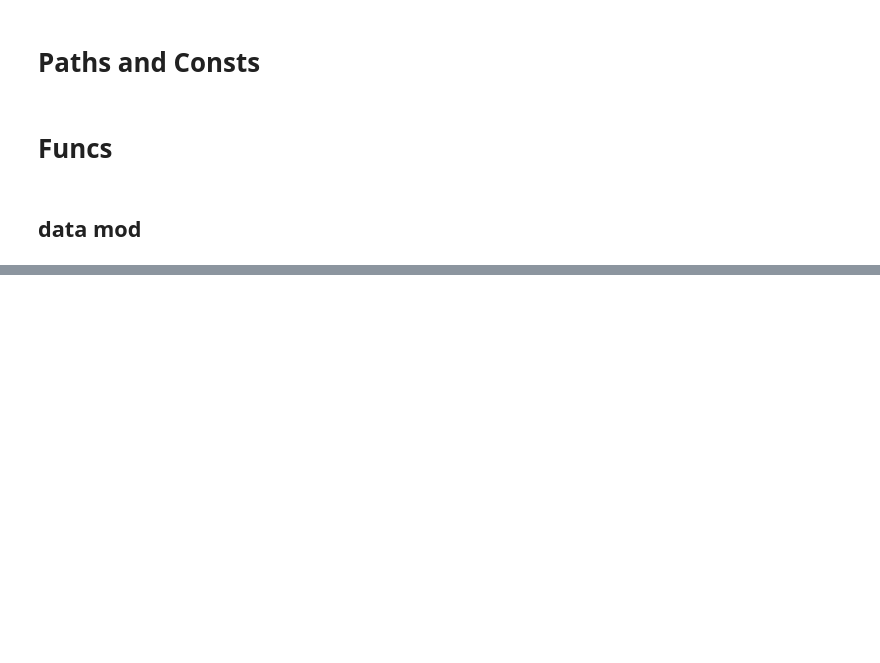
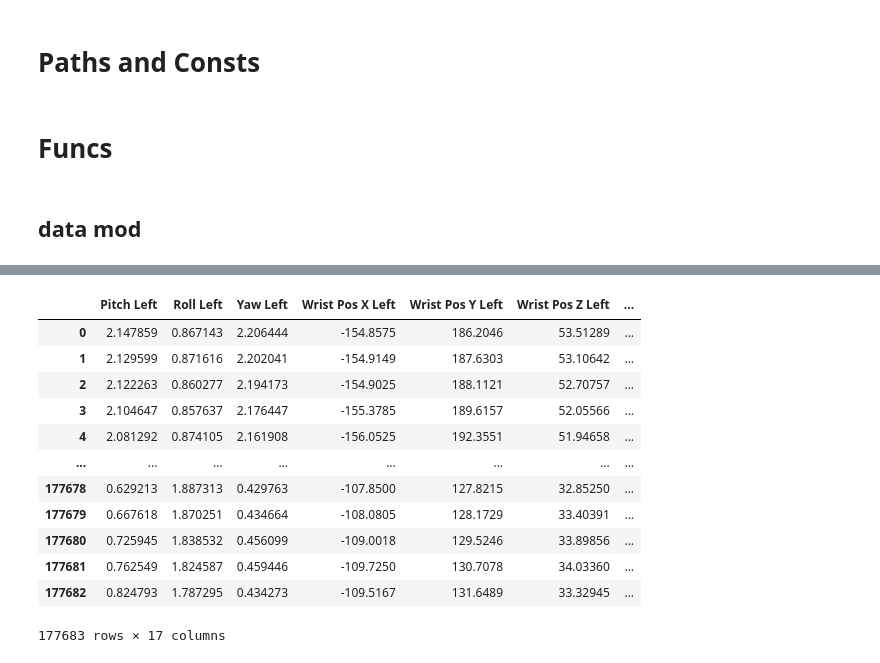
Before and after one commit to MtheEPIC/DataImaging, a Jupyter notebook: Hand_gestures.ipynb, the cells around one changed output, grey strips where cells are left out. Drawn from its saved outputs; the diff is of its cells as text; code cells hidden in the pictures; blank space fills up the shorter version.

Commit message:
started runnig the models

```diff
--- a/Hand_gestures.ipynb
+++ b/Hand_gestures.ipynb
@@ -63,33 +78,21 @@ def combine_hands(df, split_df2=None):
     return df
 # %%
-def mod_df(df, df2=None):
-    df.rename(str.strip, axis='columns', inplace=True)
-#     df.drop('# hands', axis=1, inplace=True)
-#     df = df.replace(['left', 'right'], [0, 1])
-    df = df[df['Time']>=df['Time'][0]+start_delay]
-
-
+def cut_df(df):
     start_time = df.iloc[0, 0]
     end_time = df.iloc[len(df)-1, 0]
     total_time = (end_time - start_time)
     start_frame = df.iloc[0, 1]
     end_frame = df.iloc[len(df)-1, 1]
     total_frame = (end_frame - start_frame)
+#     jump = int(total_time)//2
+    jump = 1
+    if jump%2 == 1:
+        jump += 1
 
-#     tmp1 = np.arange(0, df.shape[0], int(total_time))
-#     tmp2 = np.arange(1, df.shape[0], int(total_time))
-#     df['tmp'] = np.arange(df.shape[0])
-#     df_cut = df[df['tmp'].isin(np.append(tmp1, tmp2))]
-#     df_cut.drop('tmp', axis=1, inplace=True)
+    tmp1 = np.arange(0, df.shape[0], jump)
+    tmp2 = np.arange(1, df.shape[0], jump)
+    df['tmp'] = np.arange(df.shape[0])
+    df_cut = df[df['tmp'].isin(np.append(tmp1, tmp2))]
+    df_cut.drop('tmp', axis=1, inplace=True)
 
-    df_cut = df
-#     print(df_cut)
-
-    df_cut = combine_hands(df_cut, df2)
-
-
-#     jump = total_frame//100
-#     print(start_time, ' ', end_time, ' ', jump, ' ', start_frame, ' ', end_frame)
-
-#     print(df_cut.head())
     return df_cut
@@ -122,2 +99,9 @@ def mod_df(df, df2=None):
+# %%
+def mod_df(df, r_hand_df=None):
+    df = prepare_data(df)
+    df_cut = cut_df(df)
+    df_cut = combine_hands(df_cut, r_hand_df)
+
+    return df_cut
 # %% [markdown]
 ## data mod
@@ -211,0 +139,3 @@ train_df
+# %%
+train_df = pars_data(train_path)
+test_df = pars_data(test_path)
@@ -212,3 +152,19 @@ train_df
+# %%
+train_df.iloc[:, 8:25]
+# %% [output]
+|  | Pitch Left | Roll Left | Yaw Left | Wrist Pos X Left | Wrist Pos Y Left | Wrist Pos Z Left | ... |
+| 0 | 2.147859 | 0.867143 | 2.206444 | -154.8575 | 186.2046 | 53.51289 | ... |
+| 1 | 2.129599 | 0.871616 | 2.202041 | -154.9149 | 187.6303 | 53.10642 | ... |
+| 2 | 2.122263 | 0.860277 | 2.194173 | -154.9025 | 188.1121 | 52.70757 | ... |
+| 3 | 2.104647 | 0.857637 | 2.176447 | -155.3785 | 189.6157 | 52.05566 | ... |
+| 4 | 2.081292 | 0.874105 | 2.161908 | -156.0525 | 192.3551 | 51.94658 | ... |
+| ... | ... | ... | ... | ... | ... | ... | ... |
+| 177678 | 0.629213 | 1.887313 | 0.429763 | -107.8500 | 127.8215 | 32.85250 | ... |
+| 177679 | 0.667618 | 1.870251 | 0.434664 | -108.0805 | 128.1729 | 33.40391 | ... |
+| 177680 | 0.725945 | 1.838532 | 0.456099 | -109.0018 | 129.5246 | 33.89856 | ... |
+| 177681 | 0.762549 | 1.824587 | 0.459446 | -109.7250 | 130.7078 | 34.03360 | ... |
+| 177682 | 0.824793 | 1.787295 | 0.434273 | -109.5167 | 131.6489 | 33.32945 | ... |
+177683 rows × 17 columns
 # %%
 train_df.isna().sum()
 # %% [output]
```
Also changed, not shown: parts of 42 cells of this notebook.
